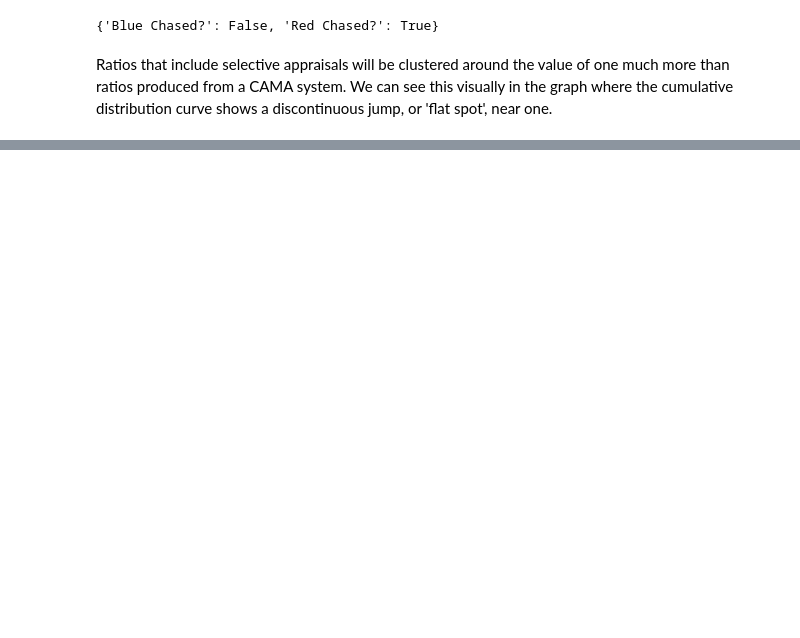
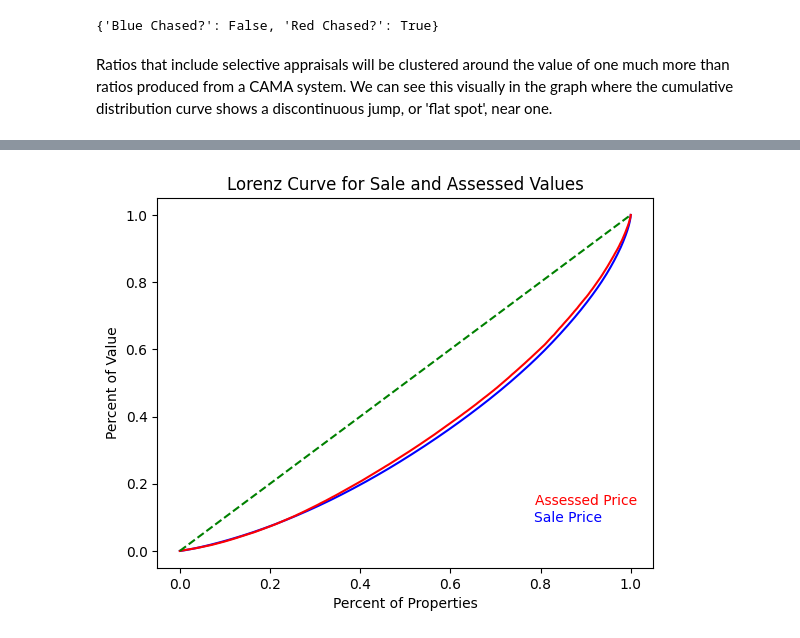
Before and after one commit to ccao-data/assesspy, a Jupyter notebook: docs/source/notebooks/example-ratio-study.ipynb, the cells around one changed output, grey strips where cells are left out. Saved outputs shown, nothing was run; the diff lists cells and outputs as text; code cells hidden in the pictures; blank space fills up the shorter version.

```diff
--- a/docs/source/notebooks/example-ratio-study.ipynb
+++ b/docs/source/notebooks/example-ratio-study.ipynb
@@ -250,0 +259,35 @@ Ratios that include selective appraisals will be clustered around the value of o
+# %%
+
+# Combine sale price and assessed value, calculate cumulative sums
+gini_data = combined[['sale_price', 'assessed']].sort_values(by='sale_price')
+
+sale_price = gini_data['sale_price']
+assessed = gini_data['assessed']
+
+lorenz_data_price = pd.DataFrame({
+    'pct': np.concatenate(([0], np.cumsum(sale_price) / np.sum(sale_price))),
+    'cum_pct': np.concatenate(([0], np.arange(1, len(sale_price) + 1) / len(sale_price)))
+})
+
+lorenz_data_assessed = pd.DataFrame({
+    'pct': np.concatenate(([0], np.cumsum(assessed) / np.sum(assessed))),
+    'cum_pct': np.concatenate(([0], np.arange(1, len(assessed) + 1) / len(assessed)))
+})
+
+# Plot Lorenz curves
+fig, ax = plt.subplots()
+
+ax.plot(lorenz_data_price['cum_pct'], lorenz_data_price['pct'], color='blue')
+ax.plot(lorenz_data_assessed['cum_pct'], lorenz_data_assessed['pct'], color='red')
+ax.plot([0, 1], [0, 1], linestyle='dashed', color='green')
+
+ax.text(0.785, 0.1, 'Sale Price', color='blue', va='center')
+ax.text(.9, 0.15, 'Assessed Price', color='red', ha='center', va='center')
+
+ax.set_title('Lorenz Curve for Sale and Assessed Values')
+ax.set_xlabel('Percent of Properties')
+ax.set_ylabel('Percent of Value')
+
+plt.show()
+# %% [output]
+[figure, added]
```
Also changed, not shown: parts of 8 cells of this notebook, 16 other files.
